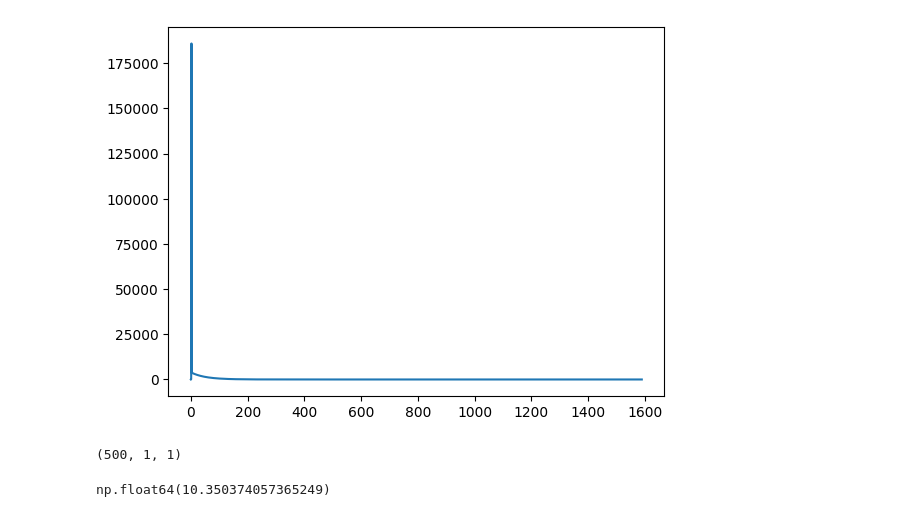
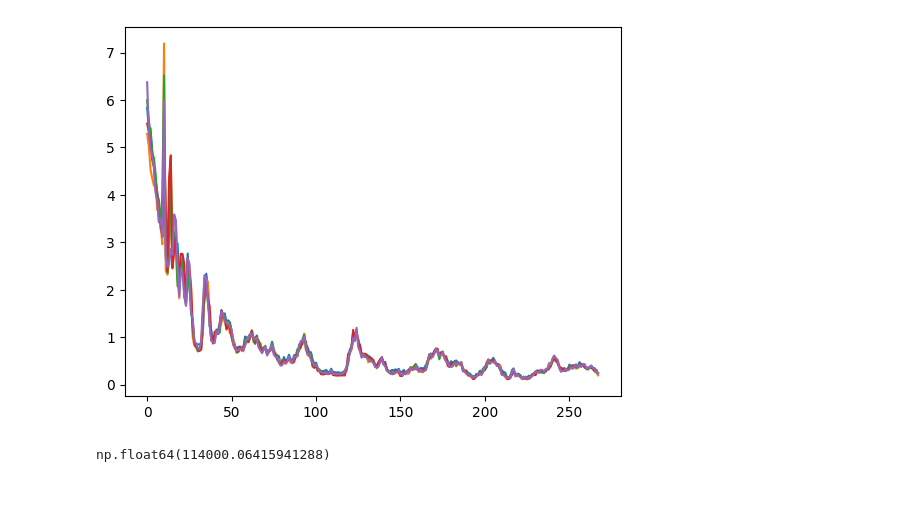
Before and after one commit to Arhy-hub/NeuralNet, a Jupyter notebook: NeuralNet.ipynb, the cells around one changed output. Drawn from its saved outputs; the diff is of its cells as text; code cells hidden in the pictures.

```diff
--- a/NeuralNet.ipynb
+++ b/NeuralNet.ipynb
@@ -100,14 +101,25 @@ def f(x,y):
 
 xcoords = rand.uniform(low=a,high=b,size=(n,1))
 ycoords = rand.uniform(low=a,high=b,size=(n,1))
-noise = rand.normal(loc=0,scale=0.5,size=(n,1))
-zcoords = f(xcoords,ycoords) + noise
+
+zcoords = f(xcoords,ycoords)
 
 dataset = np.concatenate((xcoords,ycoords,zcoords),axis=1)
 
+#formatting coords for input
+TestTrainSplit = 0.8
+batches = 5
+SplitIndex = int(TestTrainSplit*n)
+TrainData  = dataset[:SplitIndex]
+TestData = dataset[SplitIndex:]
+
+noise = rand.normal(loc=0,scale=0.5,size=(SplitIndex,1))
+TrainData[:,-1] = (TrainData[:,-1].reshape(SplitIndex,1) + noise).reshape(SplitIndex)
+
+TrainDataBatches = np.split(TrainData,batches)
 
 #Simple scatter plot for visualisation
-fig = px.scatter_3d(dataset,x=0,y=1,z=2)
+fig = px.scatter_3d(TrainData,x=0,y=1,z=2)
 fig.show()
 # %%
 def ReLu(x):
@@ -194,19 +209,9 @@ class layer:
         PostActComputation = self.PostActFunc(LinearComputation)
         computations["LayerOutput"] = PostActComputation
         return PostActComputation , computations
-# %%
-#formatting coords for input
-
-TestTrainSplit = 0.5
-batches = n//10
-SplitIndex = int(TestTrainSplit*n)
-TrainData  = dataset[:SplitIndex]
-TestData = dataset[SplitIndex:]
-
-TrainDataBatches = np.split(TrainData,batches)
 # %%
 #formed the netowrk
-fnn = network([2,300,300,300,1],[lambda x : x,ReLu,ReLu,ReLu,lambda x : x],'batch')
+fnn = network([2,300,300,300,1],[lambda x : x,ReLu,ReLu,ReLu,lambda x : x],None)
 # %%
 def GradDesc(CurrVal,Gradient,LearningRate=0.001):
     return CurrVal - LearningRate*Gradient
@@ -395,21 +334,19 @@ KeyboardInterrupt:
-# %%
-plt.plot([i for i in range(len(LossValues))],LossValues)
-plt.show()
-# %% [output]
-[figure, removed]
+# %%
+for j in range(len(LossValues1)):
+    plt.plot([i for i in range(len(LossValues1[j]))],LossValues1[j])
+plt.show()
+# %% [output]
+[figure, added]
 # %%
 def apply_feed(x):
     x = x.reshape(2,1)
-    normalised = MinMax(x,np.min(x,0),np.max(x,0))
-    return fnn.ForwardPass(normalised)
+    normalised = fnn.ForwardPass(x)
+
+    return normalised
 
 
 TestPredictions = np.apply_along_axis(apply_feed,1,TestData[:,:-1])
-print(TestPredictions.shape)
-smallest = np.min(TestData[:,-1])
-biggest = np.max(TestData[:,-1])
-TestNormal = MinMax(TestData[:,-1],smallest,biggest)
-RMSE(TestNormal,TestPredictions)
+
+RMSE(TestData[:,-1],TestPredictions)
 # %% [output]
-(500, 1, 1)
+np.float64(114000.06415941288)
-np.float64(10.350374057365249)
```
Also changed, not shown: parts of 3 cells of this notebook.
